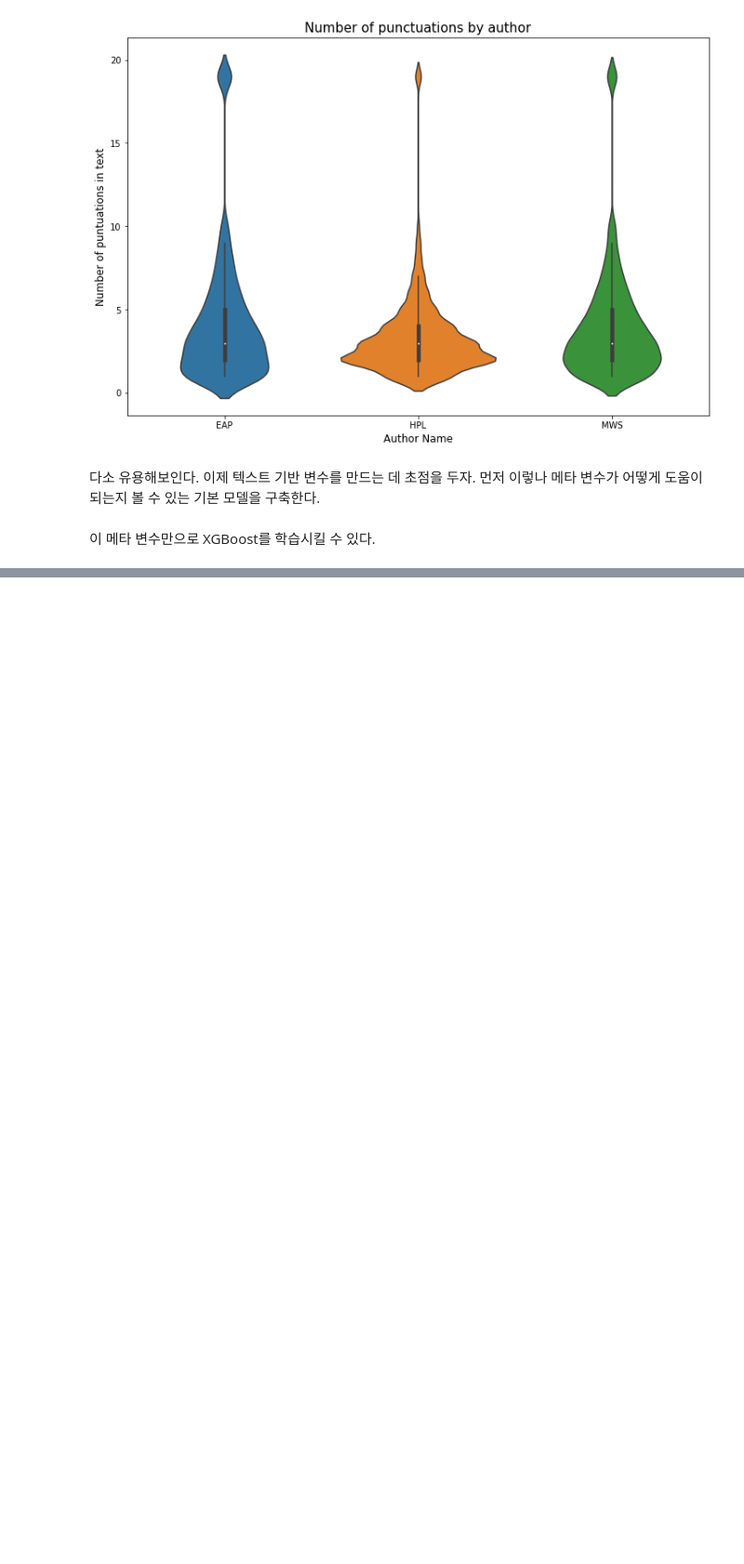
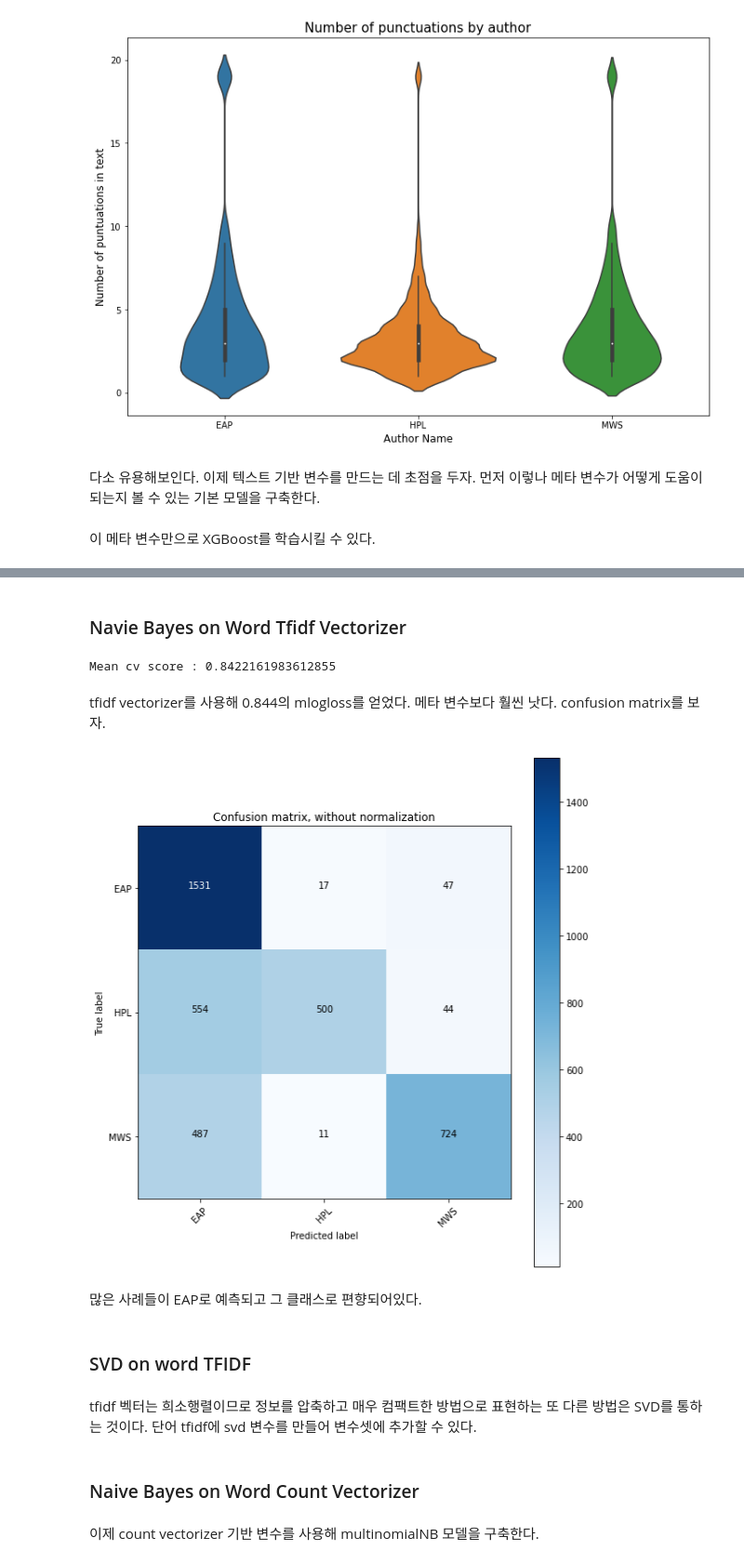
Before and after one commit to Haebuk/kagglestudy, a Jupyter notebook: Spooky competition/spooky_3_시온.ipynb, the cells around one changed output, grey strips where cells are left out. Shown at 93% size. Drawn from its saved outputs; the diff is of its cells as text; code cells hidden in the pictures; blank space fills up the shorter version.

```diff
--- a/Spooky competition/spooky_3_시온.ipynb
+++ b/Spooky competition/spooky_3_시온.ipynb
@@ -225,0 +273,6 @@ def runXGB(train_X, train_y, test_X, test_y=None, test_X2=None, seed_val=0, chil
+# %%
+# tfidf vectorizer를 fit transform
+tfidf_vec = TfidfVectorizer(stop_words='english', ngram_range=(1,3))
+full_tfidf = tfidf_vec.fit_transform(train_df['text'].to_list() + test_df['text'].tolist())
+train_tfidf = tfidf_vec.transform(train_df['text'].values.tolist())
+test_tfidf = tfidf_vec.transform(test_df['text'].values.tolist())
@@ -225,0 +287,69 @@ def runXGB(train_X, train_y, test_X, test_y=None, test_X2=None, seed_val=0, chil
+# %%
+def runMNB(train_X, train_y, test_X, test_y, test_X2):
+    model = naive_bayes.MultinomialNB()
+    model.fit(train_X, train_y)
+    pred_test_y = model.predict_proba(test_X)
+    pred_test_y2 = model.predict_proba(test_X2)
+    return pred_test_y, pred_test_y2, model
+# %% [markdown]
+### Navie Bayes on Word Tfidf Vectorizer
+# %%
+cv_scores = []
+pred_full_test = 0
+pred_train = np.zeros([train_df.shape[0], 3])
+kf = model_selection.KFold(n_splits=5, shuffle=True, random_state=2017)
+for dev_index, val_index in kf.split(train_X):
+    dev_X, val_X = train_tfidf[dev_index], train_tfidf[val_index]
+    dev_y, val_y = train_y[dev_index], train_y[val_index]
+
+    pred_val_y, pred_test_y, model = runMNB(dev_X, dev_y, val_X, val_y, test_tfidf)
+    pred_full_test = pred_full_test + pred_test_y
+    pred_train[val_index,:] = pred_val_y
+    cv_scores.append(metrics.log_loss(val_y, pred_val_y))
+
+print('Mean cv score :', np.mean(cv_scores))
+pred_full_test = pred_full_test / 5.
+# %% [output]
+Mean cv score : 0.8422161983612855
+# %% [markdown]
+tfidf vectorizer를 사용해 0.844의 mlogloss를 얻었다. 메타 변수보다 훨씬 낫다. confusion matrix를 보자.
+# %%
+# confusion matrix 생성 함수
+import itertools
+from sklearn.metrics import confusion_matrix
+
+def plot_confusion_matrix(cm, classes, normalize=False, title='Confusion_matrix', cmap=plt.cm.Blues):
+    if normalize:
+        cm = cm.astype('float') / cm.sum(axis=1)[:, np.newaxis]
+    plt.imshow(cm, interpolation='nearest', cmap=cmap)
+    plt.title(title)
+    plt.colorbar()
+    tick_marks = np.arange(len(classes))
+    plt.xticks(tick_marks, classes, rotation=45)
+    plt.yticks(tick_marks, classes)
+
+    fmt = '.2f' if normalize else 'd'
+    thresh = cm.max() / 2.
+    for i, j in itertools.product(range(cm.shape[0]), range(cm.shape[1])):
+        plt.text(j,i, format(cm[i,j], fmt), horizontalalignment='center',
+                 color='white' if cm[i,j]>thresh else 'black')
+        plt.tight_layout()
+        plt.ylabel('True label')
+        plt.xlabel('Predicted label')
+# %%
+cnf_matrix = confusion_matrix(val_y, np.argmax(pred_val_y, axis=1))
+np.set_printoptions(precision=2)
+
+# 정규화되지 않은 confusion matrix 시각화
+plt.figure(figsize=(8,8))
+plot_confusion_matrix(cnf_matrix, classes=['EAP', 'HPL', 'MWS'],
+                      title='Confusion matrix, without normalization')
+plt.show()
+# %% [output]
+[figure, added]
+# %% [markdown]
+많은 사례들이 EAP로 예측되고 그 클래스로 편향되어있다.
+# %% [markdown]
+### SVD on word TFIDF
+# %% [markdown]
+tfidf 벡터는 희소행렬이므로 정보를 압축하고 매우 컴팩트한 방법으로 표현하는 또 다른 방법은 SVD를 통하는 것이다. 단어 tfidf에 svd 변수를 만들어 변수셋에 추가할 수 있다.
@@ -225,0 +368,2 @@ def runXGB(train_X, train_y, test_X, test_y=None, test_X2=None, seed_val=0, chil
+# %% [markdown]
+### Naive Bayes on Word Count Vectorizer
@@ -225,0 +376,2 @@ def runXGB(train_X, train_y, test_X, test_y=None, test_X2=None, seed_val=0, chil
+# %% [markdown]
+이제 count vectorizer 기반 변수를 사용해 multinomialNB 모델을 구축한다.
```
Also changed, not shown: parts of 29 cells of this notebook.
